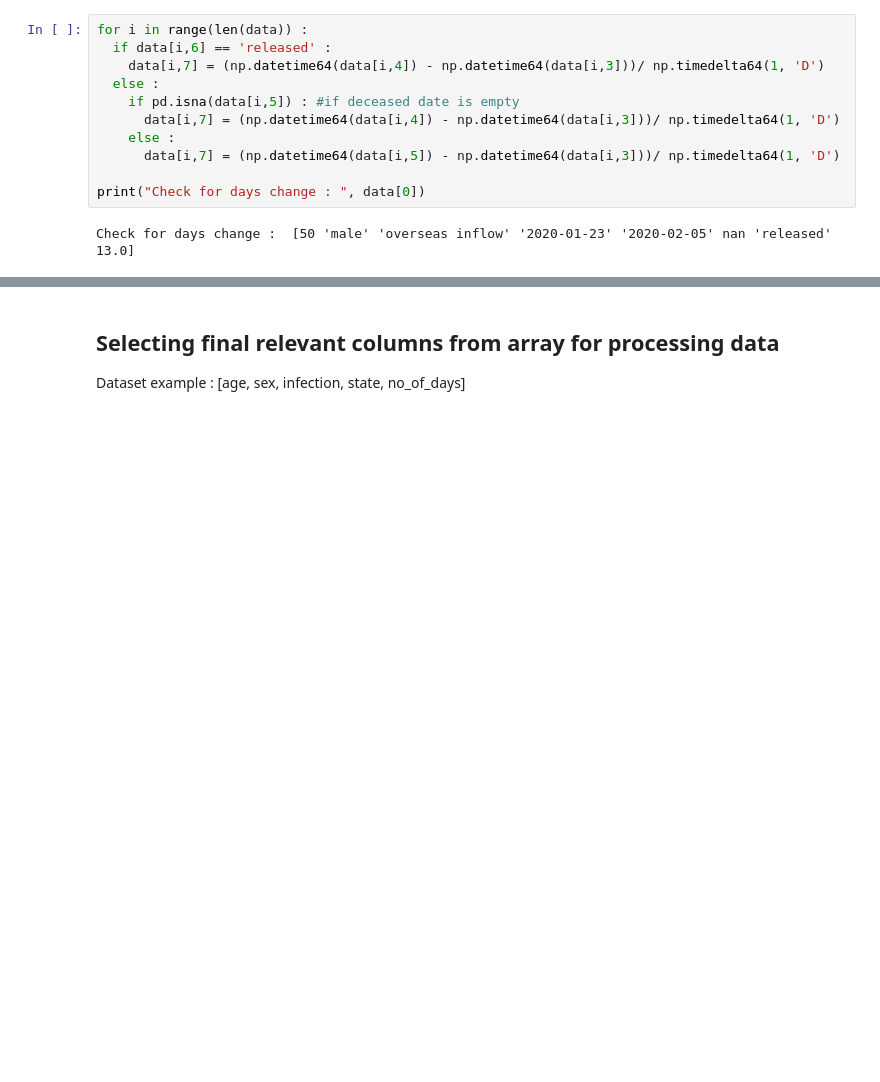
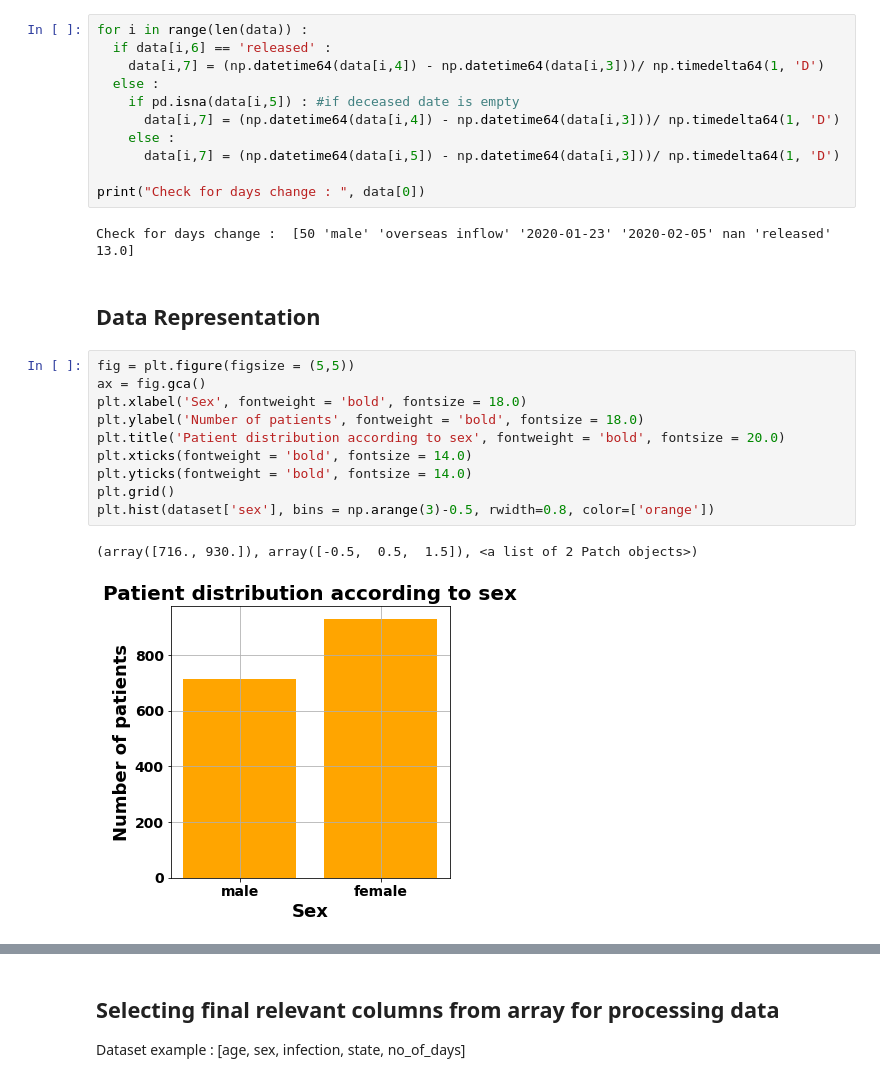
Before and after one commit to weasel-codes/covid-patient-recovery, a Jupyter notebook: Covid19_Patient_Recovery_Prediction.ipynb, the cells around one changed output, grey strips where cells are left out. Saved outputs shown, nothing was run; the diff lists cells and outputs as text; blank space fills up the shorter version.

```diff
--- a/Covid19_Patient_Recovery_Prediction.ipynb
+++ b/Covid19_Patient_Recovery_Prediction.ipynb
@@ -133,3 +143,18 @@ for i in range(len(data)) :
 print("Check for days change : ", data[0])
 # %% [output]
 Check for days change :  [50 'male' 'overseas inflow' '2020-01-23' '2020-02-05' nan 'released' 13.0]
+# %% [markdown]
+## Data Representation
+# %%
+fig = plt.figure(figsize = (5,5))
+ax = fig.gca()
+plt.xlabel('Sex', fontweight = 'bold', fontsize = 18.0)
+plt.ylabel('Number of patients', fontweight = 'bold', fontsize = 18.0)
+plt.title('Patient distribution according to sex', fontweight = 'bold', fontsize = 20.0)
+plt.xticks(fontweight = 'bold', fontsize = 14.0)
+plt.yticks(fontweight = 'bold', fontsize = 14.0)
+plt.grid()
+plt.hist(dataset['sex'], bins = np.arange(3)-0.5, rwidth=0.8, color=['orange'])
+# %% [output]
+(array([716., 930.]), array([-0.5,  0.5,  1.5]), <a list of 2 Patch objects>)
+[figure, added]
```
Also changed, not shown: parts of 61 cells of this notebook.
